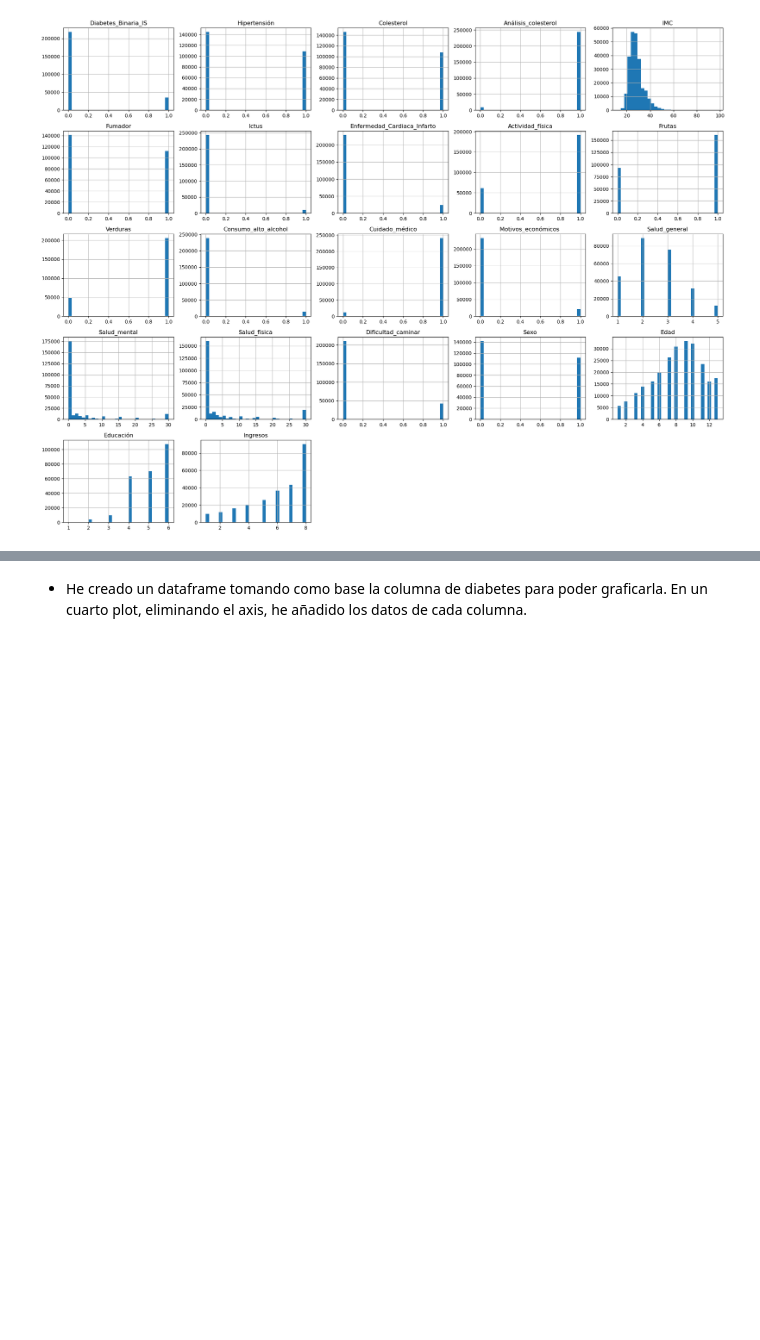
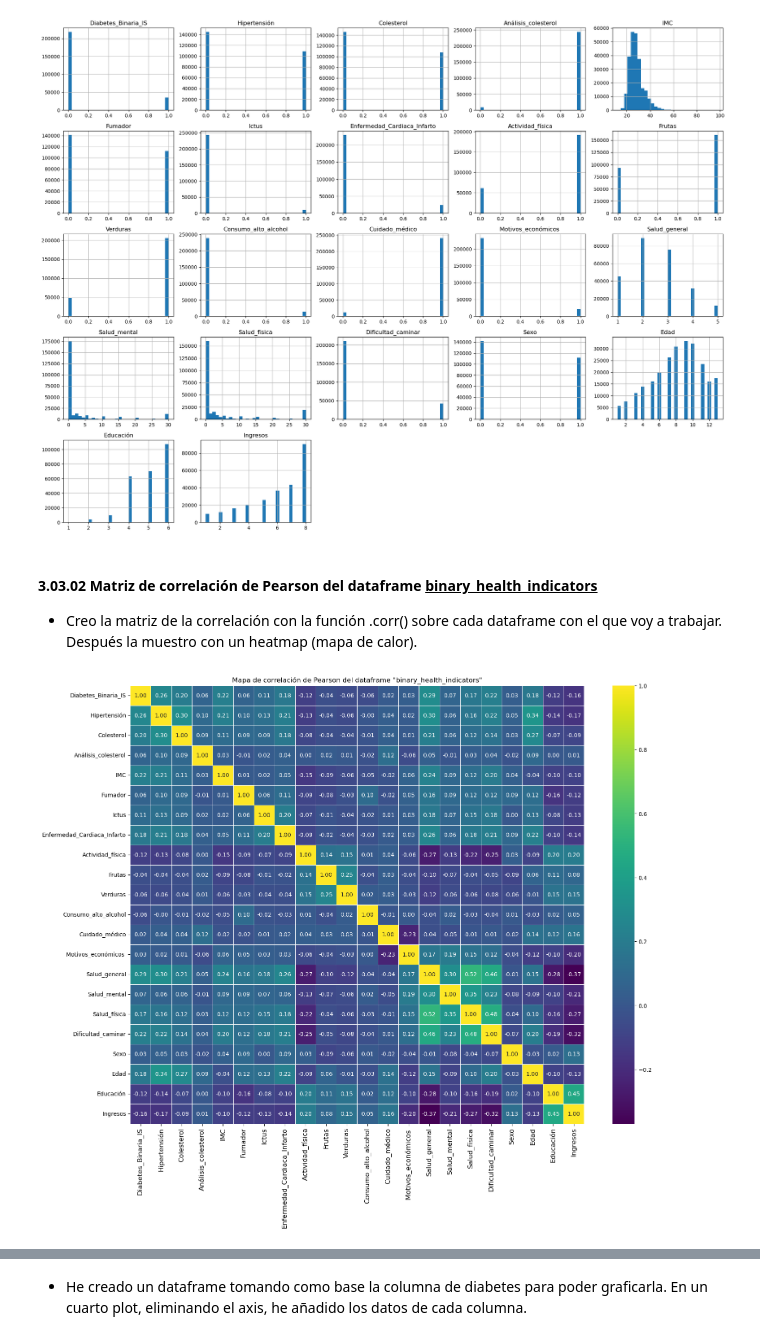
Before and after one commit to alexia-gm/Diabetes, a Jupyter notebook: prediccion_diabetes_doc.ipynb, the cells around one changed output, grey strips where cells are left out. Saved outputs shown, nothing was run; the diff lists cells and outputs as text; code cells hidden in the pictures; blank space fills up the shorter version.

```diff
--- a/prediccion_diabetes_doc.ipynb
+++ b/prediccion_diabetes_doc.ipynb
@@ -538,4 +629,18 @@ plt.tight_layout()
 plt.show()
 # %% [output]
 [figure]
+# %% [markdown]
+#### 3.03.02 Matriz de correlación de Pearson del dataframe <u>binary_health_indicators</u>
+
+-  Creo la matriz de la correlación con la función .corr() sobre cada dataframe con el que voy a trabajar. Después la muestro con un heatmap (mapa de calor).
+# %%
+matriz_correlacion_3 = binary_health_indicators.corr()
+
+plt.figure(figsize = (18, 14))
+sns.heatmap(matriz_correlacion_3, annot = True, fmt = '.2f', cmap = 'viridis', linewidths = 0.5)
+plt.title('Mapa de correlación de Pearson del dataframe "binary_health_indicators"')
+plt.xticks(fontsize = 12)
+plt.show()
+# %% [output]
+[figure, added]
 # %% [markdown]
```
Also changed, not shown: parts of 20 cells of this notebook.
